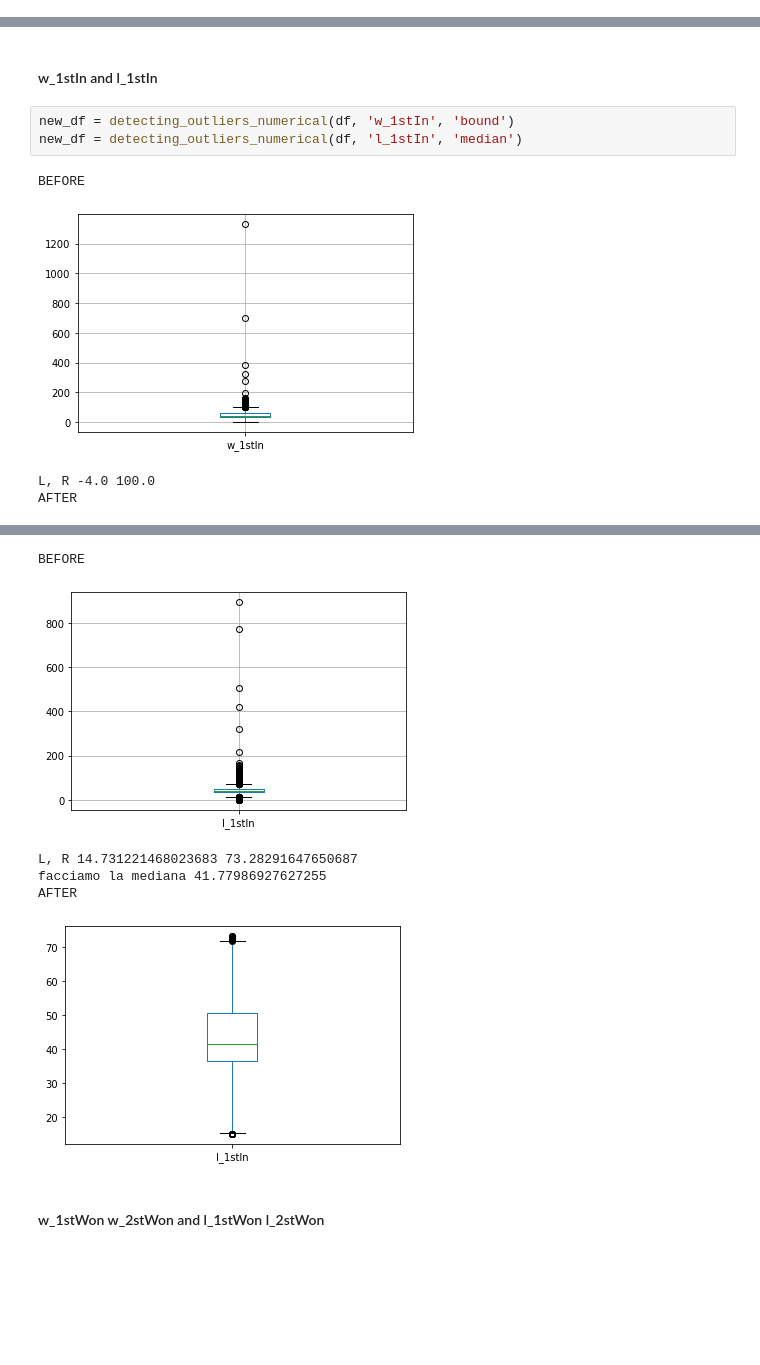
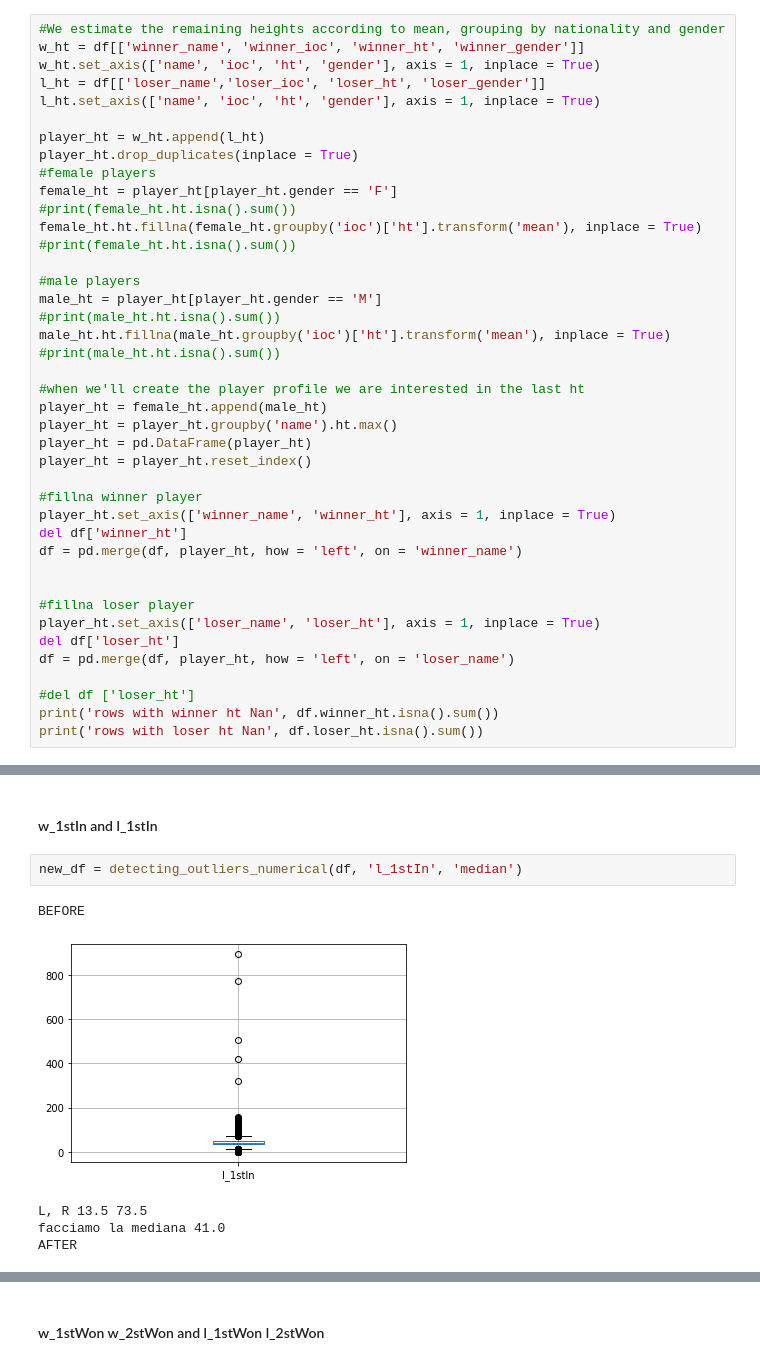
Before and after one commit to OrnelaDanushi/DM-project21, a Jupyter notebook: 3_Data_Cleaning.ipynb, the cells around one changed output, grey strips where cells are left out. Cells and saved outputs as stored; diff of their text form; blank space fills up the shorter version.

Commit message:
merge with preparation

```diff
--- a/3_Data_Cleaning.ipynb
+++ b/3_Data_Cleaning.ipynb
@@ -1492,0 +1601,41 @@ loser_gender null_values:       0
+# %%
+#We estimate the remaining heights according to mean, grouping by nationality and gender
+w_ht = df[['winner_name', 'winner_ioc', 'winner_ht', 'winner_gender']]
+w_ht.set_axis(['name', 'ioc', 'ht', 'gender'], axis = 1, inplace = True)
+l_ht = df[['loser_name','loser_ioc', 'loser_ht', 'loser_gender']]
+l_ht.set_axis(['name', 'ioc', 'ht', 'gender'], axis = 1, inplace = True)
+
+player_ht = w_ht.append(l_ht)
+player_ht.drop_duplicates(inplace = True)
+#female players
+female_ht = player_ht[player_ht.gender == 'F']
+#print(female_ht.ht.isna().sum())
+female_ht.ht.fillna(female_ht.groupby('ioc')['ht'].transform('mean'), inplace = True)
+#print(female_ht.ht.isna().sum())
+
+#male players
+male_ht = player_ht[player_ht.gender == 'M']
+#print(male_ht.ht.isna().sum())
+male_ht.ht.fillna(male_ht.groupby('ioc')['ht'].transform('mean'), inplace = True)
+#print(male_ht.ht.isna().sum())
+
+#when we'll create the player profile we are interested in the last ht
+player_ht = female_ht.append(male_ht)
+player_ht = player_ht.groupby('name').ht.max()
+player_ht = pd.DataFrame(player_ht)
+player_ht = player_ht.reset_index()
+
+#fillna winner player
+player_ht.set_axis(['winner_name', 'winner_ht'], axis = 1, inplace = True)
+del df['winner_ht']
+df = pd.merge(df, player_ht, how = 'left', on = 'winner_name')
+
+
+#fillna loser player
+player_ht.set_axis(['loser_name', 'loser_ht'], axis = 1, inplace = True)
+del df['loser_ht']
+df = pd.merge(df, player_ht, how = 'left', on = 'loser_name')
+
+#del df ['loser_ht']
+print('rows with winner ht Nan', df.winner_ht.isna().sum())
+print('rows with loser ht Nan', df.loser_ht.isna().sum())
@@ -2308,10 +2435,10 @@ AFTER
 # %% [markdown]
 #### w_1stIn and l_1stIn
 # %%
-new_df = detecting_outliers_numerical(df, 'w_1stIn', 'bound')
 new_df = detecting_outliers_numerical(df, 'l_1stIn', 'median')
 # %% [output]
 BEFORE
-[figure, old version]
+[figure, new version]
-L, R -4.0 100.0
+L, R 13.5 73.5
+facciamo la mediana 41.0
 AFTER
@@ -2319,9 +2446,3 @@ AFTER
-BEFORE
-[figure, removed]
-L, R 14.731221468023683 73.28291647650687
-facciamo la mediana 41.77986927627255
-AFTER
-[figure, removed]
 # %% [markdown]
 #### w_1stWon w_2stWon and l_1stWon l_2stWon
 # %%
```
Also changed, not shown: parts of 46 cells of this notebook, 4 other files.
